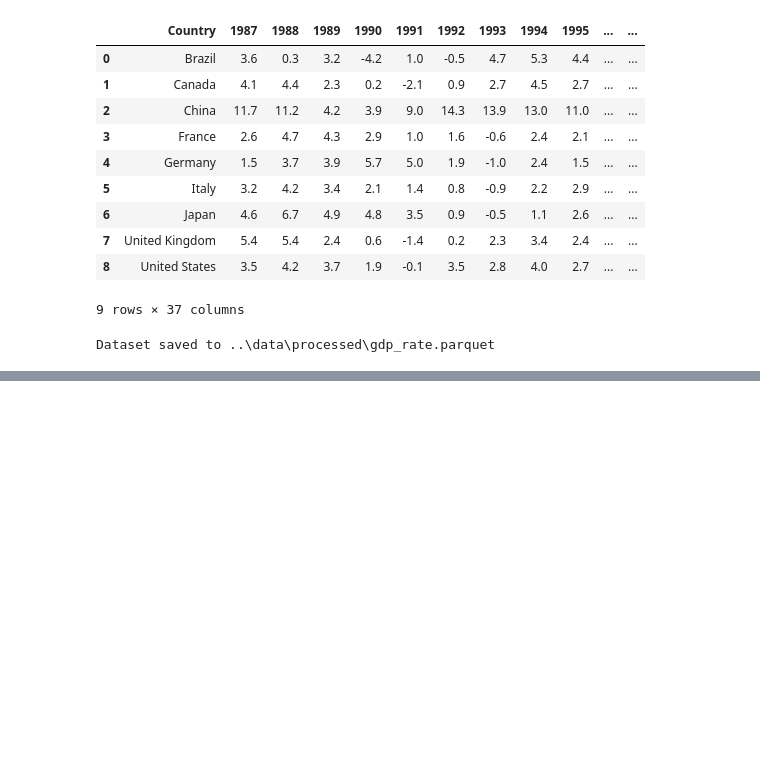
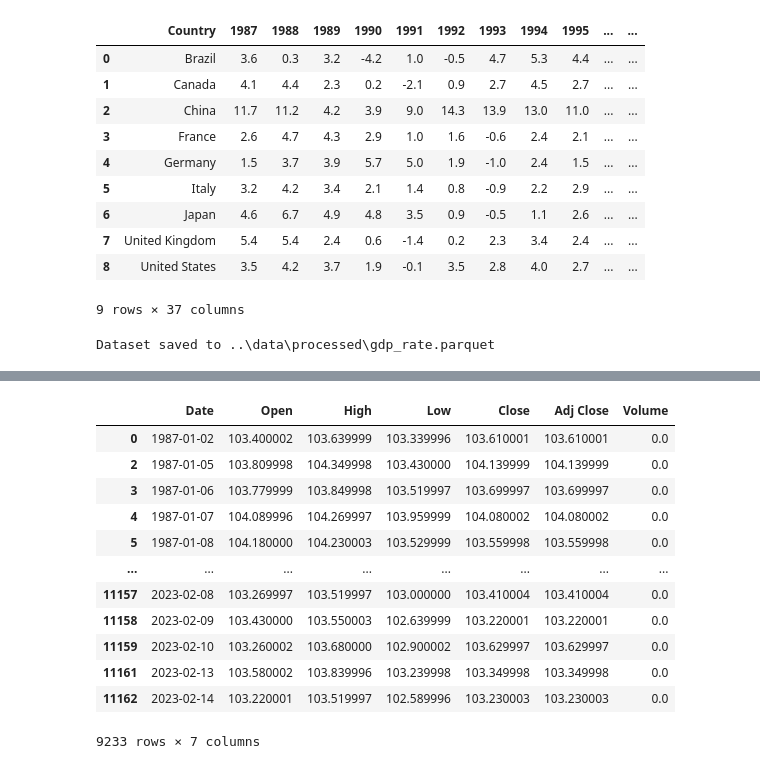
Before and after one commit to Daniel-Andarge/AiML-brent-oil-price-analysis, a Jupyter notebook: notebooks/data_preprocessing.ipynb, the cells around one changed output, grey strips where cells are left out. Cells and saved outputs as stored; diff of their text form; code cells hidden in the pictures; blank space fills up the shorter version.

```diff
--- a/notebooks/data_preprocessing.ipynb
+++ b/notebooks/data_preprocessing.ipynb
@@ -191,0 +202,2 @@ Dataset saved to ..\data\processed\gdp_rate.parquet
+# %%
+usd_ex_rate_df = usd_ex_rate_df.dropna()
@@ -191,0 +215,16 @@ Dataset saved to ..\data\processed\gdp_rate.parquet
+# %%
+usd_ex_rate_df
+# %% [output]
+|  | Date | Open | High | Low | Close | Adj Close | Volume |
+| 0 | 1987-01-02 | 103.400002 | 103.639999 | 103.339996 | 103.610001 | 103.610001 | 0.0 |
+| 2 | 1987-01-05 | 103.809998 | 104.349998 | 103.430000 | 104.139999 | 104.139999 | 0.0 |
+| 3 | 1987-01-06 | 103.779999 | 103.849998 | 103.519997 | 103.699997 | 103.699997 | 0.0 |
+| 4 | 1987-01-07 | 104.089996 | 104.269997 | 103.959999 | 104.080002 | 104.080002 | 0.0 |
+| 5 | 1987-01-08 | 104.180000 | 104.230003 | 103.529999 | 103.559998 | 103.559998 | 0.0 |
+| ... | ... | ... | ... | ... | ... | ... | ... |
+| 11157 | 2023-02-08 | 103.269997 | 103.519997 | 103.000000 | 103.410004 | 103.410004 | 0.0 |
+| 11158 | 2023-02-09 | 103.430000 | 103.550003 | 102.639999 | 103.220001 | 103.220001 | 0.0 |
+| 11159 | 2023-02-10 | 103.260002 | 103.680000 | 102.900002 | 103.629997 | 103.629997 | 0.0 |
+| 11161 | 2023-02-13 | 103.580002 | 103.839996 | 103.239998 | 103.349998 | 103.349998 | 0.0 |
+| 11162 | 2023-02-14 | 103.220001 | 103.519997 | 102.589996 | 103.230003 | 103.230003 | 0.0 |
+9233 rows × 7 columns
```
Also changed, not shown: parts of 11 cells of this notebook, 3 other files.
